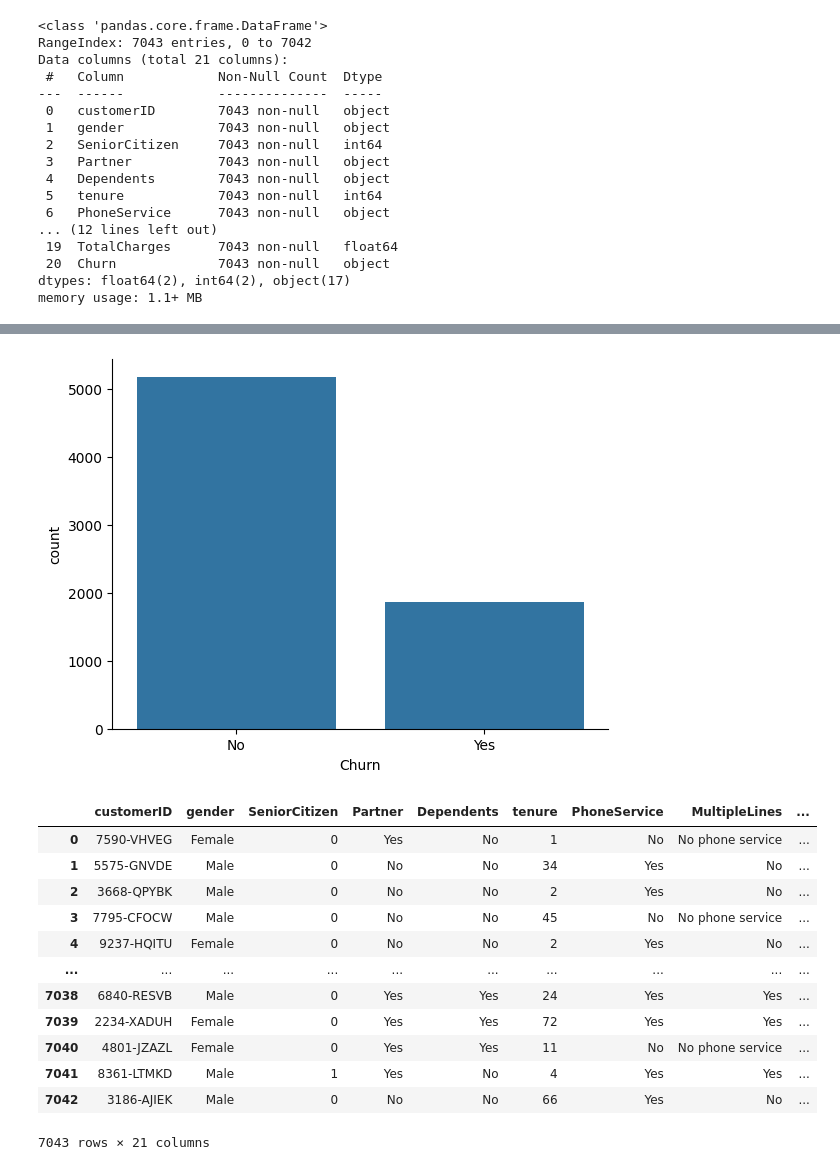
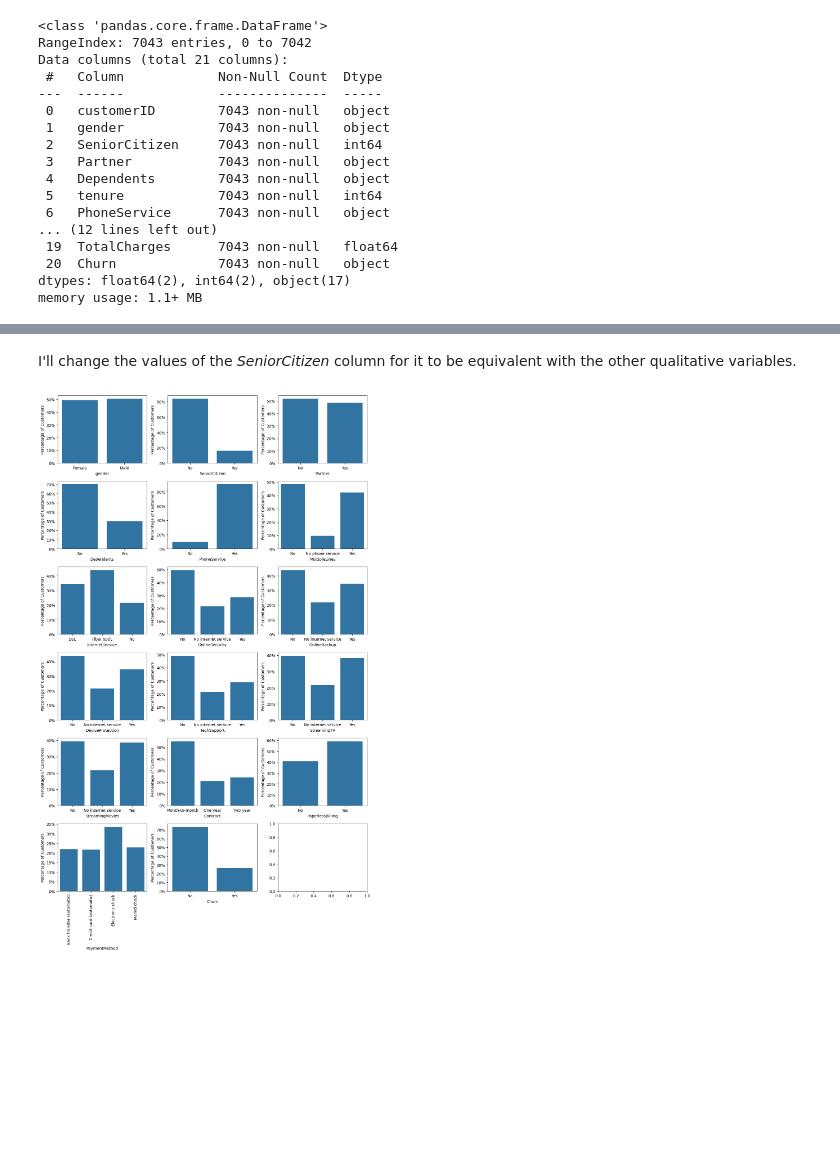
Before and after one commit to 2leog/telco-customer-churn, a Jupyter notebook: notebooks/01-lgo-initial-data-exploration.ipynb, the cells around one changed output, grey strips where cells are left out. Drawn from its saved outputs; the diff is of its cells as text; code cells hidden in the pictures; blank space fills up the shorter version.

Commit message:
feat: changes in the 01 notebook and in the data_load.py script.

```diff
--- a/notebooks/01-lgo-initial-data-exploration.ipynb
+++ b/notebooks/01-lgo-initial-data-exploration.ipynb
@@ -6,5 +33,5 @@ import seaborn as sns
 # %%
-df = pd.read_csv("../data/raw/WA_Fn-UseC_-Telco-Customer-Churn.csv")
+df = pd.read_csv("../data/raw/telco-customer-churn-dataset.csv")
 # %%
 df.head()
 # %% [output]
@@ -165,24 +162,29 @@ plt.show()
-# %%
-#churn = df_filled["Churn"].replace({"Yes": 1, "No": 0})
-sns.countplot(data=df_filled, x="Churn")
-
-sns.despine()
-plt.show()
-# %% [output]
-[figure, removed]
-# %%
-pd.get_dummies(data=df_filled, columns=["Churn"], drop_first=True, dtype=int)
-# %% [output]
-|  | customerID | gender | SeniorCitizen | Partner | Dependents | tenure | PhoneService | MultipleLines | ... |
-| 0 | 7590-VHVEG | Female | 0 | Yes | No | 1 | No | No phone service | ... |
-| 1 | 5575-GNVDE | Male | 0 | No | No | 34 | Yes | No | ... |
-| 2 | 3668-QPYBK | Male | 0 | No | No | 2 | Yes | No | ... |
-| 3 | 7795-CFOCW | Male | 0 | No | No | 45 | No | No phone service | ... |
-| 4 | 9237-HQITU | Female | 0 | No | No | 2 | Yes | No | ... |
-| ... | ... | ... | ... | ... | ... | ... | ... | ... | ... |
-| 7038 | 6840-RESVB | Male | 0 | Yes | Yes | 24 | Yes | Yes | ... |
-| 7039 | 2234-XADUH | Female | 0 | Yes | Yes | 72 | Yes | Yes | ... |
-| 7040 | 4801-JZAZL | Female | 0 | Yes | Yes | 11 | No | No phone service | ... |
-| 7041 | 8361-LTMKD | Male | 1 | Yes | No | 4 | Yes | Yes | ... |
-| 7042 | 3186-AJIEK | Male | 0 | No | No | 66 | Yes | No | ... |
-7043 rows × 21 columns
+# %% [markdown]
+I'll change the values of the *SeniorCitizen* column for it to be equivalent with the other qualitative variables.
+# %%
+df_filled["SeniorCitizen"] = df_filled["SeniorCitizen"].replace({0: "No", 1: "Yes"})
+
+feat_cat = [col for col in df_filled.select_dtypes(include="object").columns if col != "customerID"]
+feat_num = df_filled.select_dtypes(exclude="object").columns.to_list()
+
+df_filled[feat_cat] = df_filled[feat_cat].astype("category")
+# %%
+fig, ax = plt.subplots(nrows=6, ncols=3, figsize=(12, 20))
+ax = ax.flatten()
+
+for idx, col in enumerate(feat_cat):
+    sns.countplot(data=df_filled, x=col, ax=ax[idx], stat="percent")
+
+    ax[idx].yaxis.set_major_formatter(PercentFormatter(xmax=100, decimals=0))
+    ax[idx].set_ylabel("Percentage of Customers")
+
+    if col == "PaymentMethod":
+        ax[idx].set_xticklabels(ax[idx].get_xticklabels(), rotation=90)
+
+    #if idx == 17:
+    #    fig.delaxes(ax[idx])
+
+plt.tight_layout()
+plt.show()
+# %% [output]
+[figure, added]
```
Also changed, not shown: parts of 21 cells of this notebook, 1 other file.
